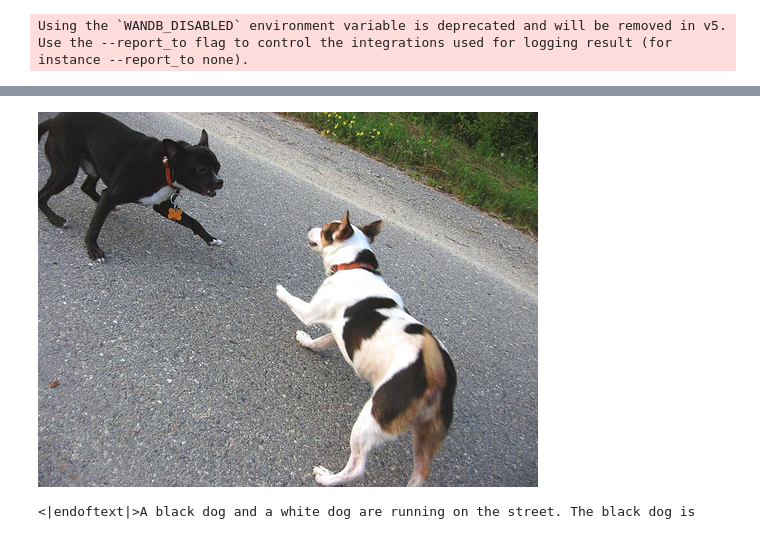
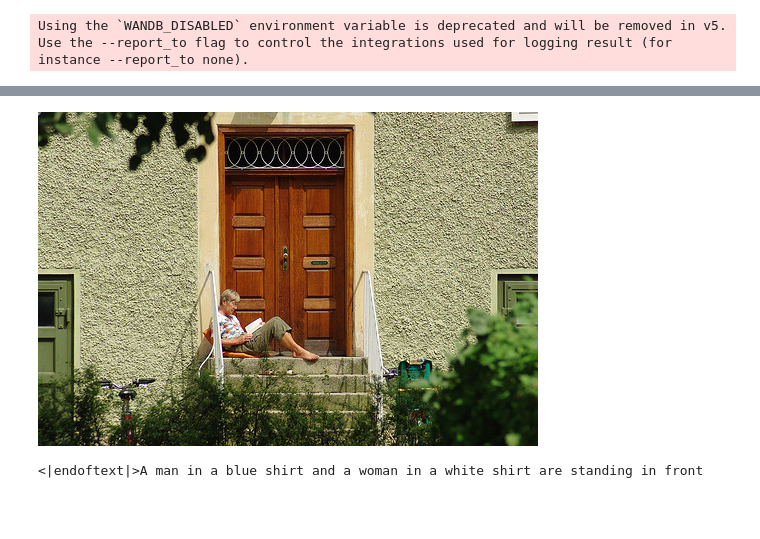
Before and after one commit to FarhanTahmid/Scene-Description-Generator-for-Visually-Impaired-People-from-Multi-Modal-input-with-Spatial-AI, a Jupyter notebook: image-captioning-vit-gpt2.ipynb, the cells around one changed output, grey strips where cells are left out. Saved outputs shown, nothing was run; the diff lists cells and outputs as text; code cells hidden in the pictures; blank space fills up the shorter version.

```diff
--- a/image-captioning-vit-gpt2.ipynb
+++ b/image-captioning-vit-gpt2.ipynb
@@ -207,10 +224,10 @@ Feature extractor saved in VIT_large_gpt2/preprocessor_config.json
 # %%
-img =  Image.open("test_image\448158821_3798381723783152_5472153001636396643_n.jpg").convert("RGB")
-img
+image_to_test =  Image.open("Dataset/Images/3729525173_7f984ed776.jpg").convert("RGB")
+image_to_test
 # %% [output]
-[figure, old version]
+[figure, new version]
 # %%
-generated_caption = tokenizer.decode(model.generate(feature_extractor(img, return_tensors="pt").pixel_values.to("cuda"))[0])
+generated_caption = tokenizer.decode(model.generate(feature_extractor(images=image_to_test, return_tensors="pt").pixel_values.to("cuda"))[0])
 print('\033[96m' +generated_caption[:85]+ '\033[0m')
 # %% [output]
-<|endoftext|>A black dog and a white dog are running on the street. The black dog is
+<|endoftext|>A man in a blue shirt and a woman in a white shirt are standing in front
```
Also changed, not shown: parts of 5 cells of this notebook, 2 other files.
